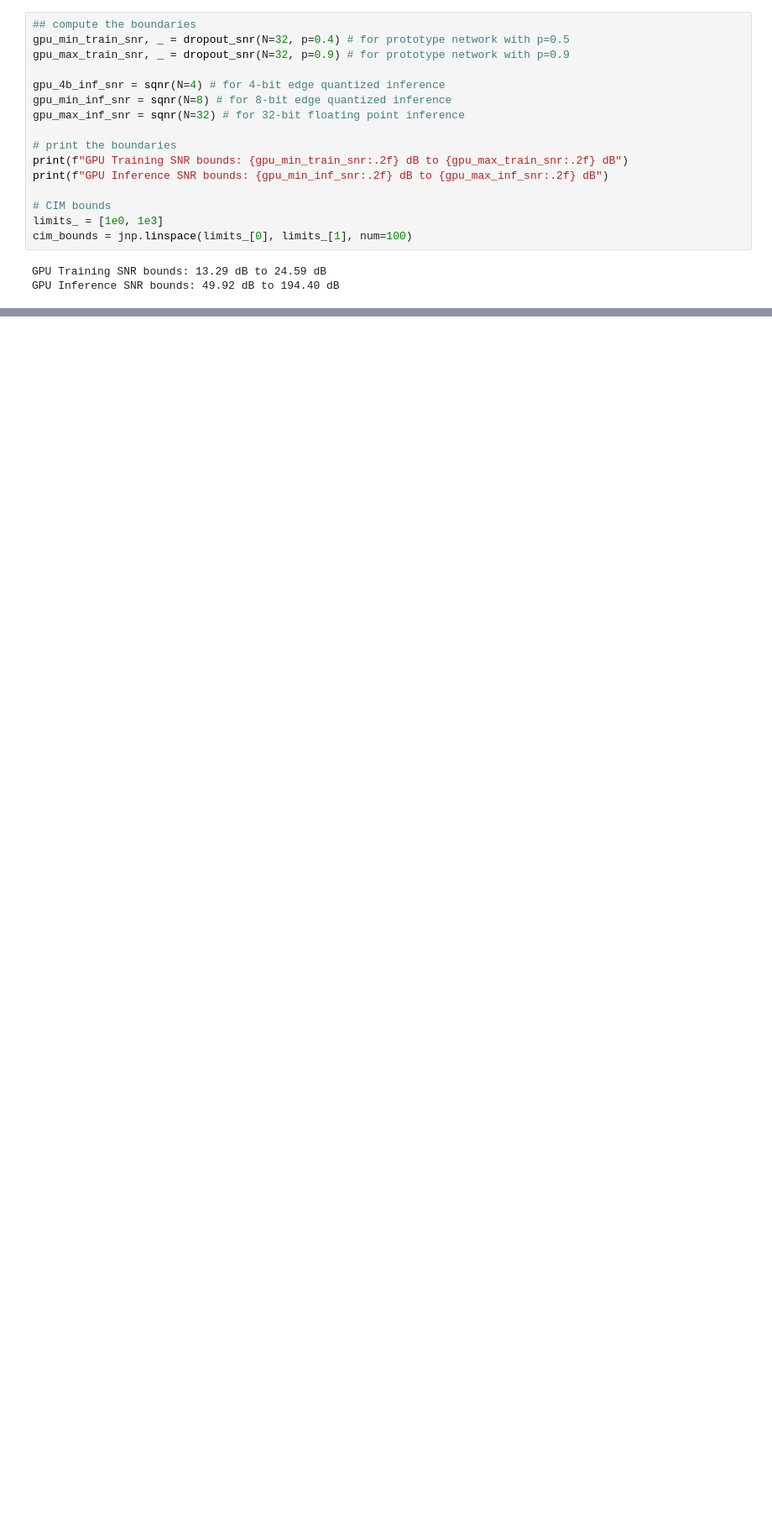
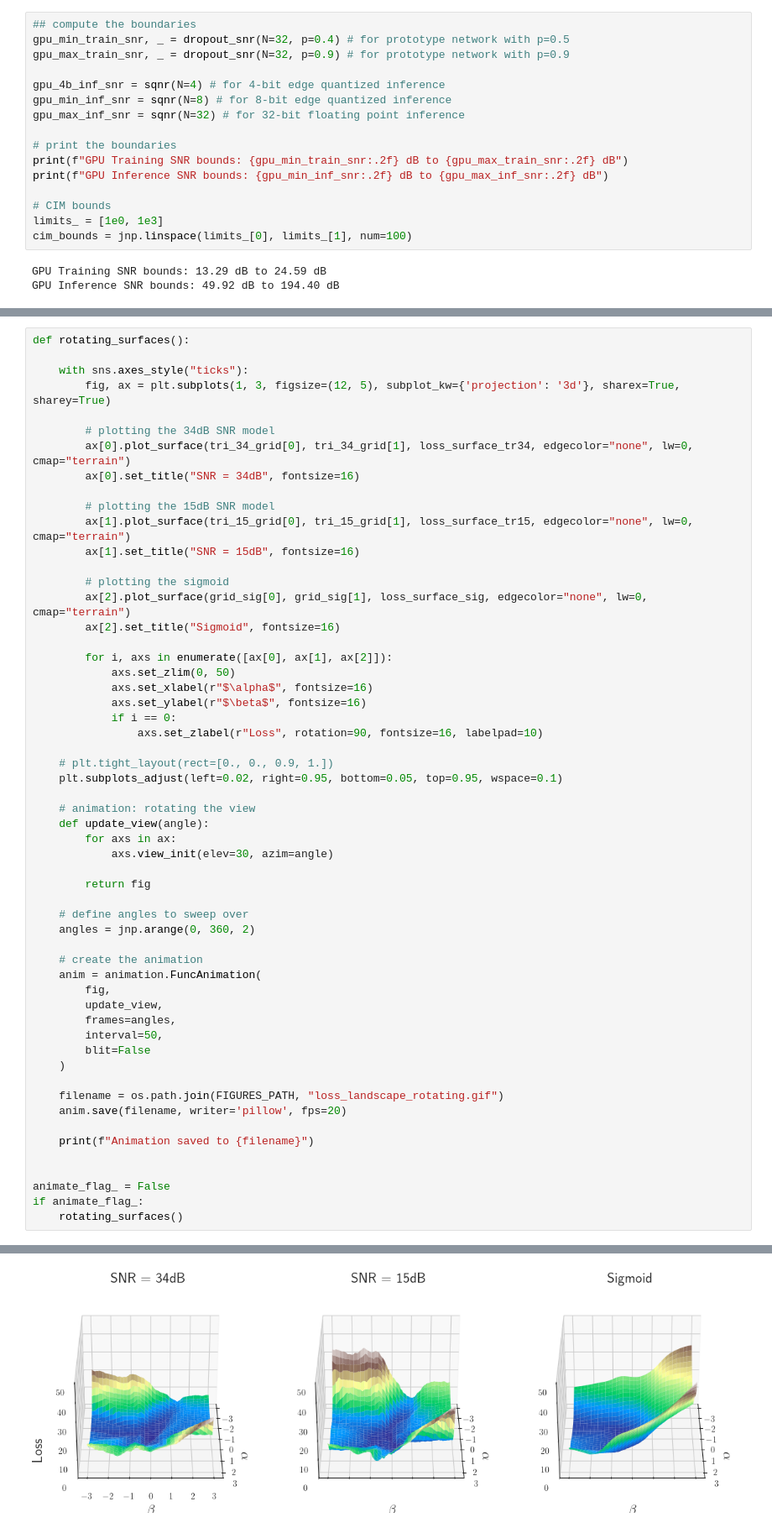
Before and after one commit to vjaltare/sawy, a Jupyter notebook: notebooks/gradients_noise_comparisons_uci_iris.ipynb, the cells around one changed output, grey strips where cells are left out. Shown at 84% size. Drawn from its saved outputs; the diff is of its cells as text; blank space fills up the shorter version.

```diff
--- a/notebooks/gradients_noise_comparisons_uci_iris.ipynb
+++ b/notebooks/gradients_noise_comparisons_uci_iris.ipynb
@@ -885,0 +1032,57 @@ with sns.axes_style("ticks"):
+# %%
+def rotating_surfaces():
+
+    with sns.axes_style("ticks"):
+        fig, ax = plt.subplots(1, 3, figsize=(12, 5), subplot_kw={'projection': '3d'}, sharex=True, sharey=True)
+
+        # plotting the 34dB SNR model
+        ax[0].plot_surface(tri_34_grid[0], tri_34_grid[1], loss_surface_tr34, edgecolor="none", lw=0, cmap="terrain")
+        ax[0].set_title("SNR = 34dB", fontsize=16)
+
+        # plotting the 15dB SNR model
+        ax[1].plot_surface(tri_15_grid[0], tri_15_grid[1], loss_surface_tr15, edgecolor="none", lw=0, cmap="terrain")
+        ax[1].set_title("SNR = 15dB", fontsize=16)
+
+        # plotting the sigmoid
+        ax[2].plot_surface(grid_sig[0], grid_sig[1], loss_surface_sig, edgecolor="none", lw=0, cmap="terrain")
+        ax[2].set_title("Sigmoid", fontsize=16)
+
+        for i, axs in enumerate([ax[0], ax[1], ax[2]]):
+            axs.set_zlim(0, 50)
+            axs.set_xlabel(r"$\alpha$", fontsize=16)
+            axs.set_ylabel(r"$\beta$", fontsize=16)
+            if i == 0:
+                axs.set_zlabel(r"Loss", rotation=90, fontsize=16, labelpad=10)
+
+    # plt.tight_layout(rect=[0., 0., 0.9, 1.])
+    plt.subplots_adjust(left=0.02, right=0.95, bottom=0.05, top=0.95, wspace=0.1)
+
+    # animation: rotating the view
+    def update_view(angle):
+        for axs in ax:
+            axs.view_init(elev=30, azim=angle)
+
+        return fig
+
+    # define angles to sweep over
+    angles = jnp.arange(0, 360, 2)
+
+    # create the animation
+    anim = animation.FuncAnimation(
+        fig,
+        update_view,
+        frames=angles,
+        interval=50,
+        blit=False
+    )
+
+    filename = os.path.join(FIGURES_PATH, "loss_landscape_rotating.gif")
+    anim.save(filename, writer='pillow', fps=20)
+
+    print(f"Animation saved to {filename}")
+
+
+animate_flag_ = False
+if animate_flag_:
+    rotating_surfaces()
+# %% [output]
@@ -885,0 +1090 @@ with sns.axes_style("ticks"):
+[figure, added]
```
Also changed, not shown: parts of 11 cells of this notebook.
